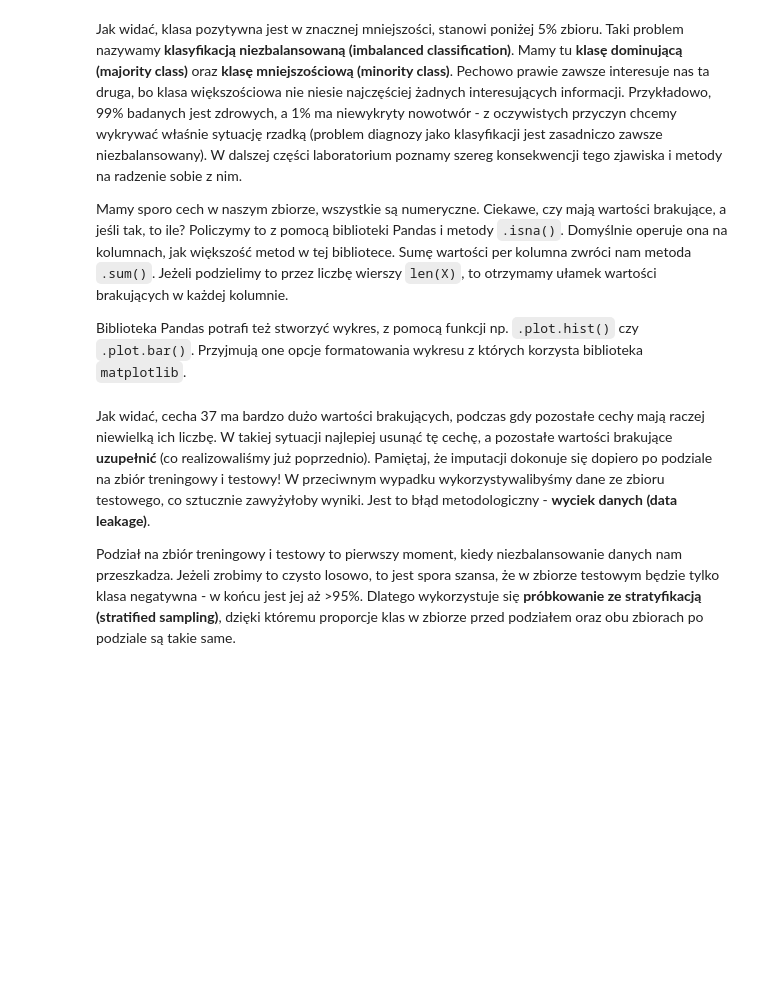
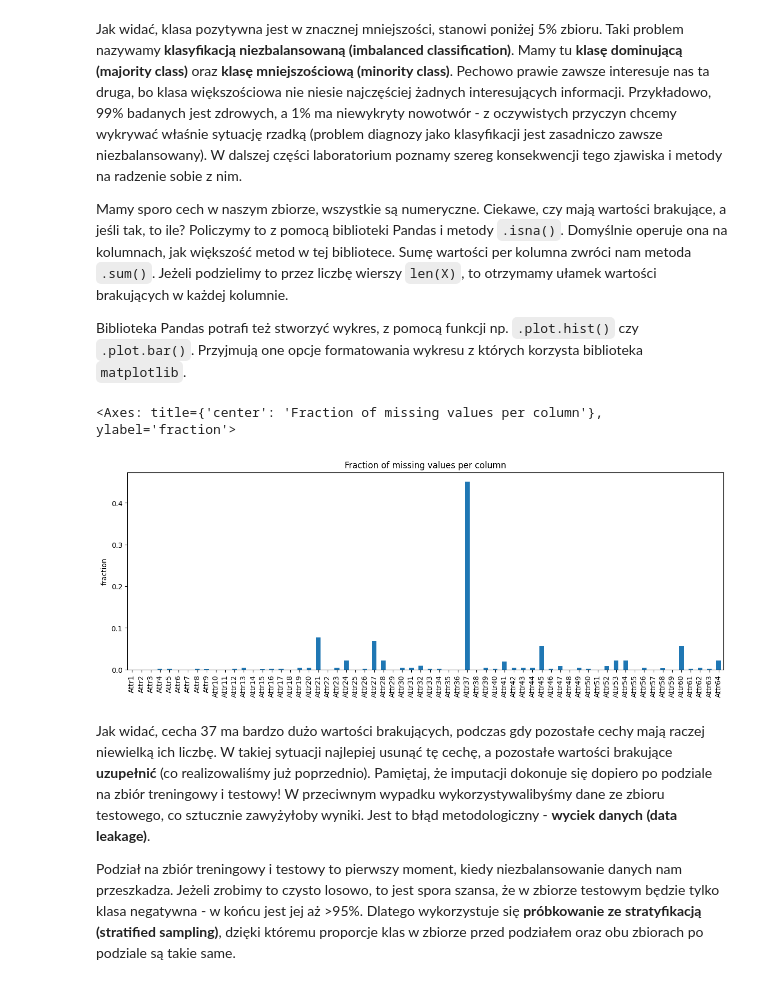
Before and after one commit to Jeremylaby/Podstawy-SI, a Jupyter notebook: lab2/lab_2.ipynb, the cells around one changed output. Drawn from its saved outputs; the diff is of its cells as text; code cells hidden in the pictures; blank space fills up the shorter version.

```diff
--- a/lab2/lab_2.ipynb
+++ b/lab2/lab_2.ipynb
@@ -70,7 +167,10 @@ Mamy sporo cech w naszym zbiorze, wszystkie są numeryczne. Ciekawe, czy mają w
 Biblioteka Pandas potrafi też stworzyć wykres, z pomocą funkcji np. `.plot.hist()` czy `.plot.bar()`. Przyjmują one opcje formatowania wykresu z których korzysta biblioteka `matplotlib`.
 # %%
 na_perc = X.isna().sum() / len(X)
-na_perc.plot.bar(title="Fraction of missing values per column", figsize=(15, 5))
+na_perc.plot.bar(title="Fraction of missing values per column", figsize=(15, 5),ylabel="fraction")
+# %% [output]
+<Axes: title={'center': 'Fraction of missing values per column'}, ylabel='fraction'>
+[figure, added]
 # %% [markdown]
 Jak widać, cecha 37 ma bardzo dużo wartości brakujących, podczas gdy pozostałe cechy mają raczej niewielką ich liczbę. W takiej sytuacji najlepiej usunąć tę cechę, a pozostałe wartości brakujące **uzupełnić** (co realizowaliśmy już poprzednio). Pamiętaj, że imputacji dokonuje się dopiero po podziale na zbiór treningowy i testowy! W przeciwnym wypadku wykorzystywalibyśmy dane ze zbioru testowego, co sztucznie zawyżyłoby wyniki. Jest to błąd metodologiczny - **wyciek danych (data leakage)**.
 
```
Also changed, not shown: parts of 32 cells of this notebook.
